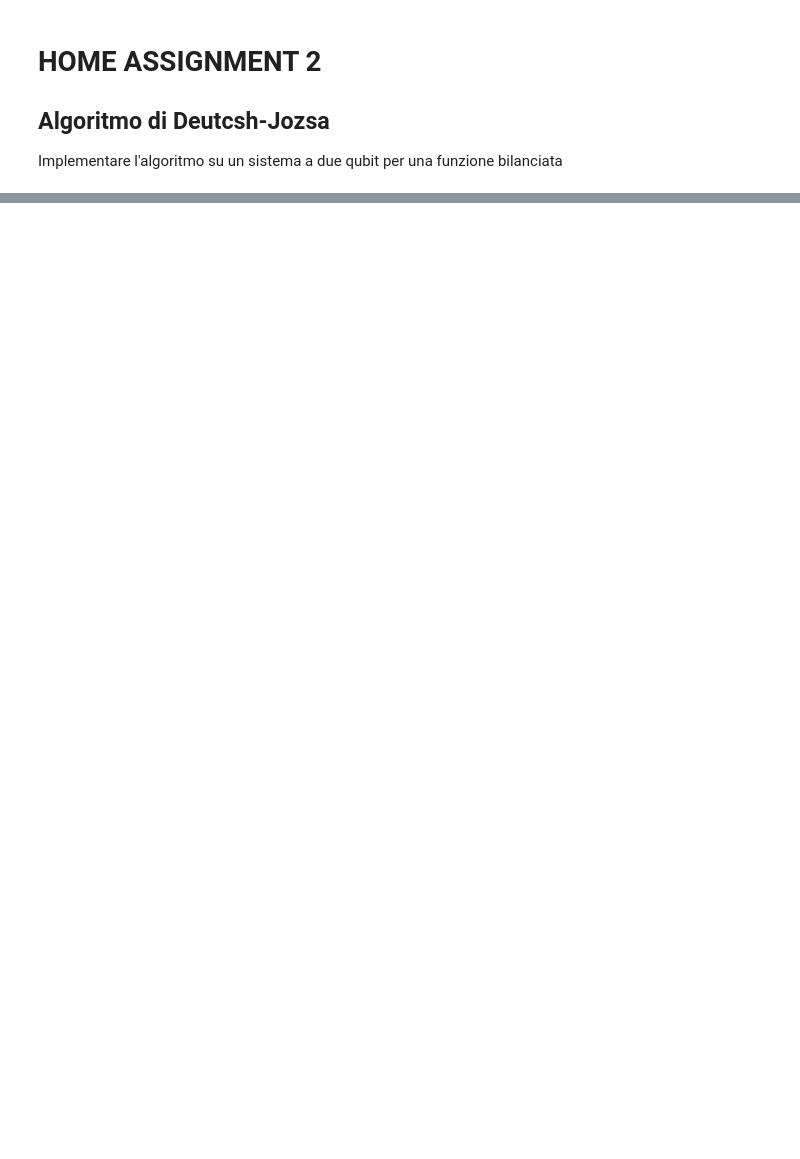
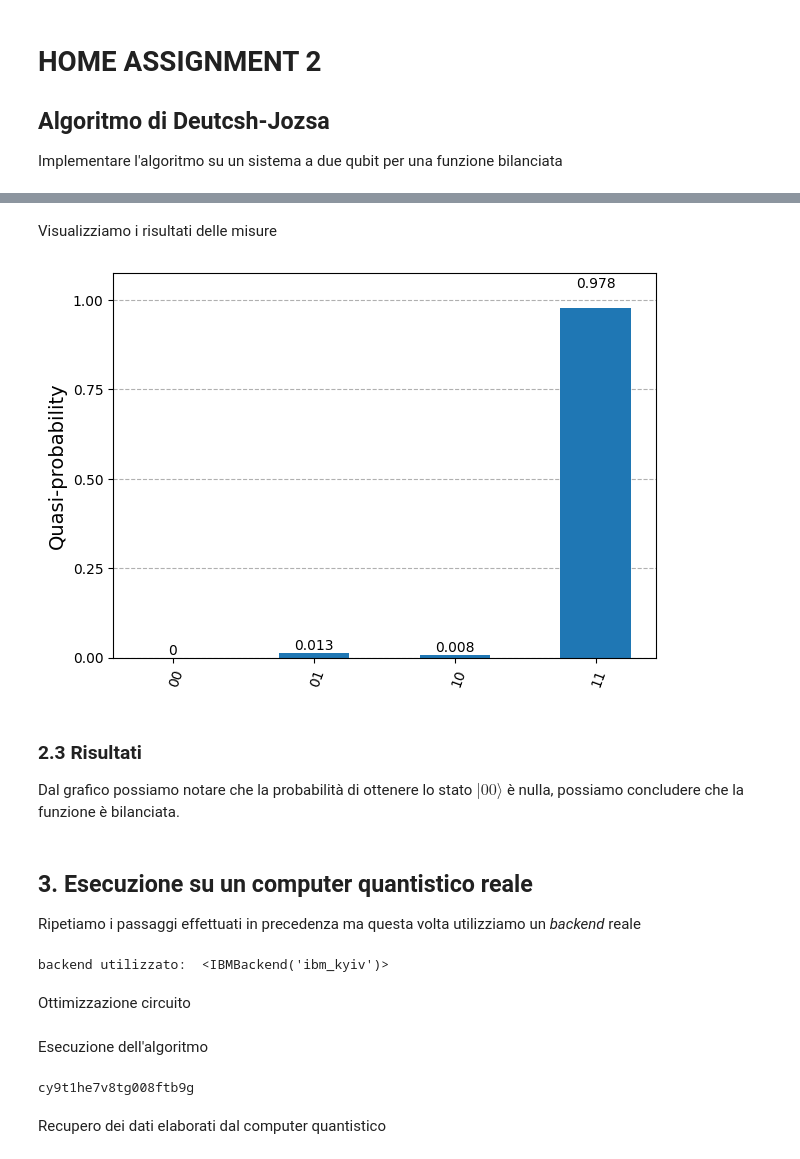
Before and after one commit to danibrb/progs, a Jupyter notebook: uni/qiskit/50_home_assignment.ipynb, the cells around one changed output, grey strips where cells are left out. Cells and saved outputs as stored; diff of their text form; code cells hidden in the pictures; blank space fills up the shorter version.

```diff
--- a/uni/qiskit/50_home_assignment.ipynb
+++ b/uni/qiskit/50_home_assignment.ipynb
@@ -84,0 +160,3 @@ La probabilità di ottenere lo stato $\vert 0 \rangle \equiv \vert 0,0, \dots, 0
+# %%
+from qiskit_ibm_runtime.fake_provider import FakeBrisbane
+backend = FakeBrisbane()
@@ -84,0 +165,7 @@ La probabilità di ottenere lo stato $\vert 0 \rangle \equiv \vert 0,0, \dots, 0
+# %%
+from qiskit.transpiler.preset_passmanagers import generate_preset_pass_manager
+
+target = backend.target
+pm = generate_preset_pass_manager(target=target, optimization_level=3)
+
+isa_circuit = pm.run(qc)
@@ -84,0 +174,35 @@ La probabilità di ottenere lo stato $\vert 0 \rangle \equiv \vert 0,0, \dots, 0
+# %%
+from qiskit_ibm_runtime import SamplerV2 as Sampler
+
+nshots = 10_000
+sampler = Sampler(mode=backend)
+sampler.options.default_shots = nshots
+result = sampler.run([isa_circuit]).result()
+counts = result[0].data.c.get_counts()
+# %% [markdown]
+Visualizziamo i risultati delle misure
+# %%
+from qiskit.visualization import plot_distribution
+
+plot_distribution(counts)
+# %% [output]
+[figure, added]
+# %% [markdown]
+### 2.3 Risultati
+
+Dal grafico possiamo notare che la probabilità di ottenere lo stato $\vert 00 \rangle$ è nulla, possiamo concludere che la funzione è bilanciata.
+# %% [markdown]
+## 3. Esecuzione su un computer quantistico reale
+
+Ripetiamo i passaggi effettuati in precedenza ma questa volta utilizziamo un *backend* reale
+# %%
+from qiskit_ibm_runtime import QiskitRuntimeService
+
+service = QiskitRuntimeService()
+
+backend = service.least_busy(simulator=False, operational=True)
+print("backend utilizzato: ", backend)
+# %% [output]
+backend utilizzato:  <IBMBackend('ibm_kyiv')>
+# %% [markdown]
+Ottimizzazione circuito
@@ -84,0 +214,13 @@ La probabilità di ottenere lo stato $\vert 0 \rangle \equiv \vert 0,0, \dots, 0
+# %% [markdown]
+Esecuzione dell'algoritmo
+# %%
+sampler = Sampler(mode=backend)
+
+nshots = 10_000
+job = sampler.run([isa_circuit], shots=nshots)
+job_id = job.job_id()
+print(job_id)
+# %% [output]
+cy9t1he7v8tg008ftb9g
+# %% [markdown]
+Recupero dei dati elaborati dal computer quantistico
```
Also changed, not shown: parts of 25 cells of this notebook.
